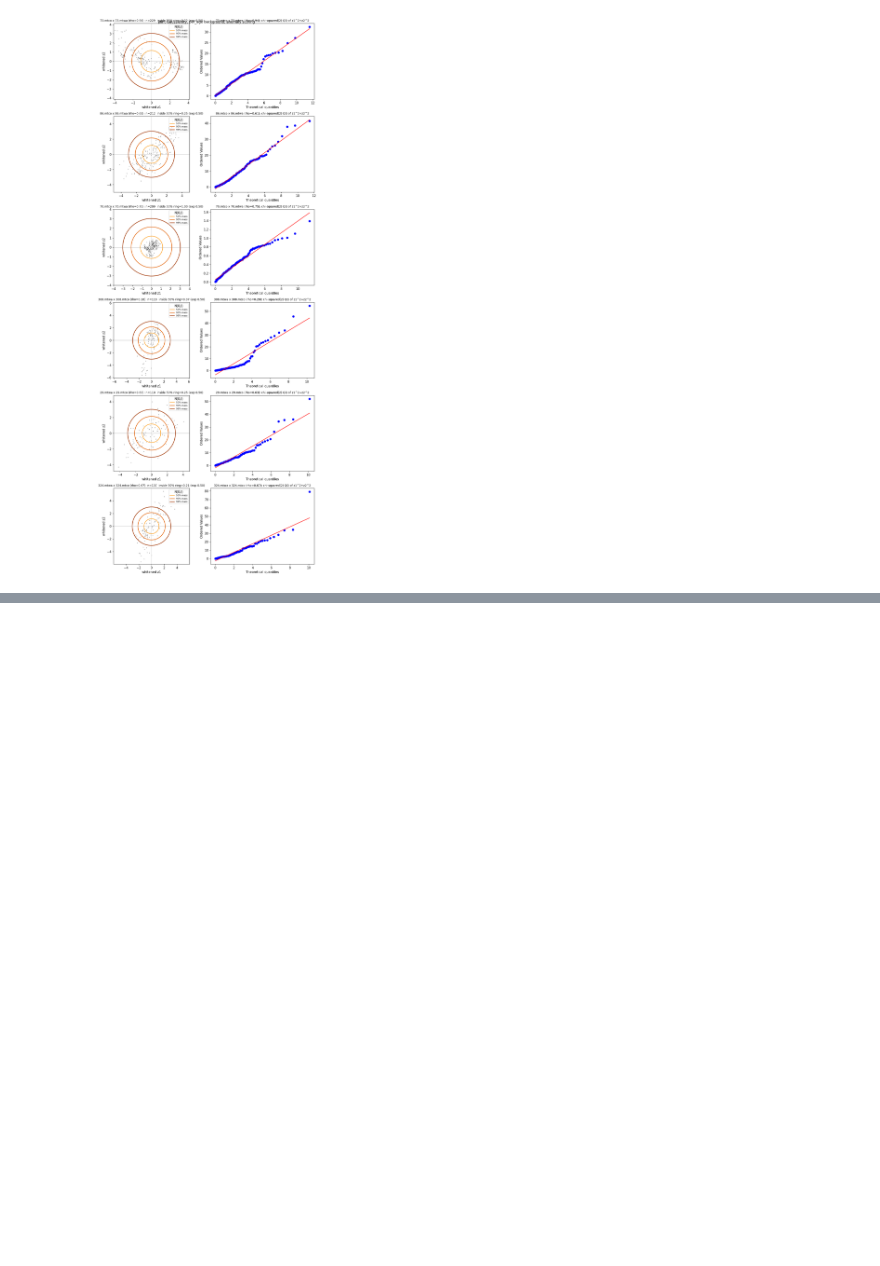
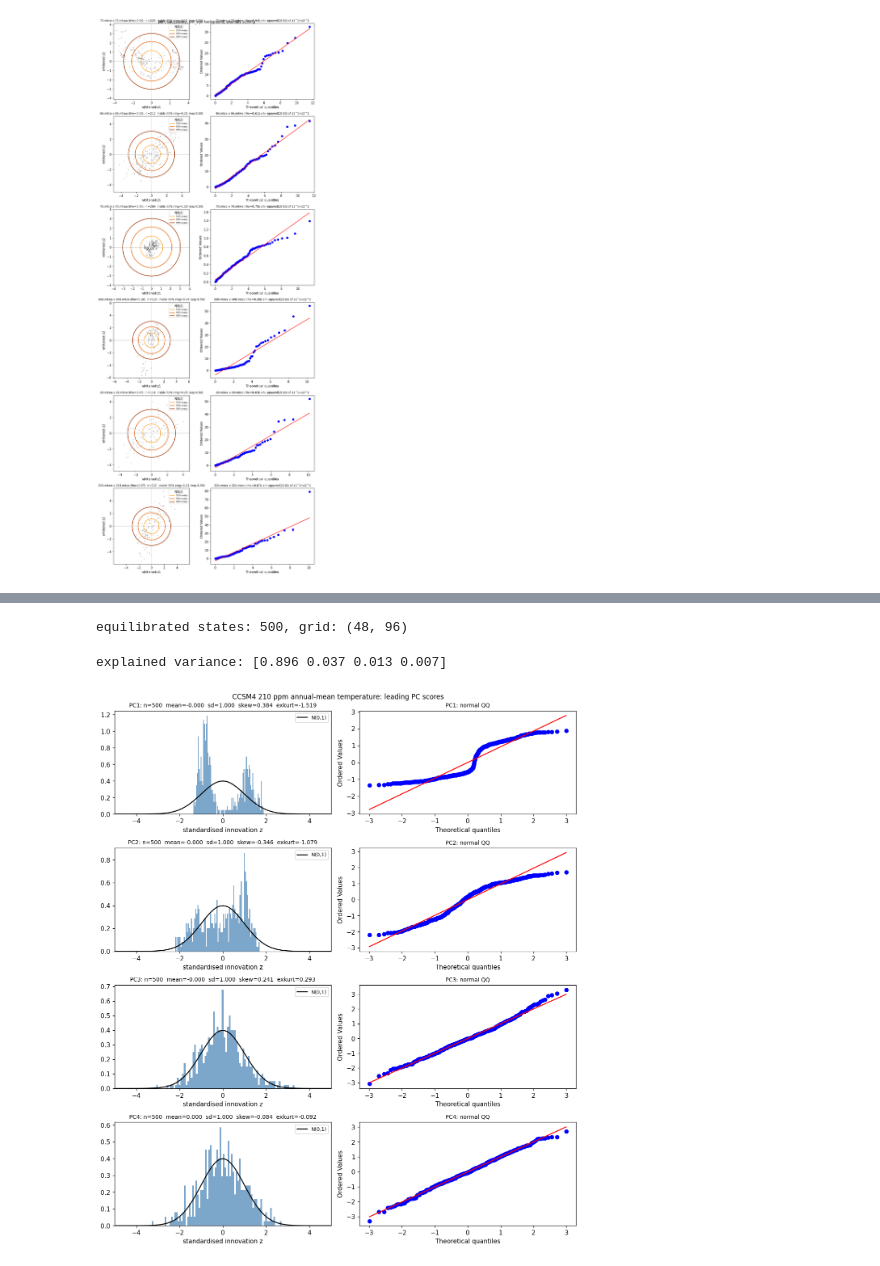
Before and after one commit to evgeni-g-georgiev/sparse_paleoclimate_field_reconstruction, a Jupyter notebook: notebooks/07_da_assumptions.ipynb, the cells around one changed output, grey strips where cells are left out. Saved outputs shown, nothing was run; the diff lists cells and outputs as text; code cells hidden in the pictures; blank space fills up the shorter version.

```diff
--- a/notebooks/07_da_assumptions.ipynb
+++ b/notebooks/07_da_assumptions.ipynb
@@ -237,0 +255,33 @@ for kind in backgrounds:
+# %%
+from paleoreco.equilibrium import load_equilibrium_run, state_fields
+from paleoreco.eval import pca_scores
+
+# Vettoretti et al. 2022 CCSM4 run, constant 210 ppm CO2 (inside the D-O window).
+run = load_equilibrium_run(f"{DATA}/cesmi6gat31rblc210_surfacetemp.npz")
+
+# Drop the spin-up: the ocean settles for ~3000 yr after branching, so only the
+# equilibrated decades (from ~model-year 5000) sample one stationary distribution.
+N_DISCARD = 288
+annual = state_fields(run, reduce="annual_mean")[N_DISCARD:]
+mtco = state_fields(run, reduce="mtco")[N_DISCARD:]
+mtwa = state_fields(run, reduce="mtwa")[N_DISCARD:]
+print(f"equilibrated states: {annual.shape[0]}, grid: {tuple(annual.shape[1:])}")
+# %% [output]
+equilibrated states: 500, grid: (48, 96)
+# %%
+# Annual-mean field: the leading PCs are the dominant directions of the prior covariance.
+pa = pca_scores(annual, 4)
+print("explained variance:", np.round(pa["explained_variance_ratio"], 3))
+
+# Standardise each PC score so the N(0,1) overlay is comparable; bimodality is
+# scale-invariant, so it survives the rescaling.
+z = pa["scores"] / pa["scores"].std(axis=0)
+plot_innovation_gaussianity(
+    {f"PC{i + 1}": z[:, i] for i in range(z.shape[1])},
+    title="CCSM4 210 ppm annual-mean temperature: leading PC scores",
+    save_path=str(FIG_DIR / "prior_pca_annual.png"),
+)
+plt.show()
+# %% [output]
+explained variance: [0.896 0.037 0.013 0.007]
+[figure, added]
```
Also changed, not shown: parts of 3 cells of this notebook.
